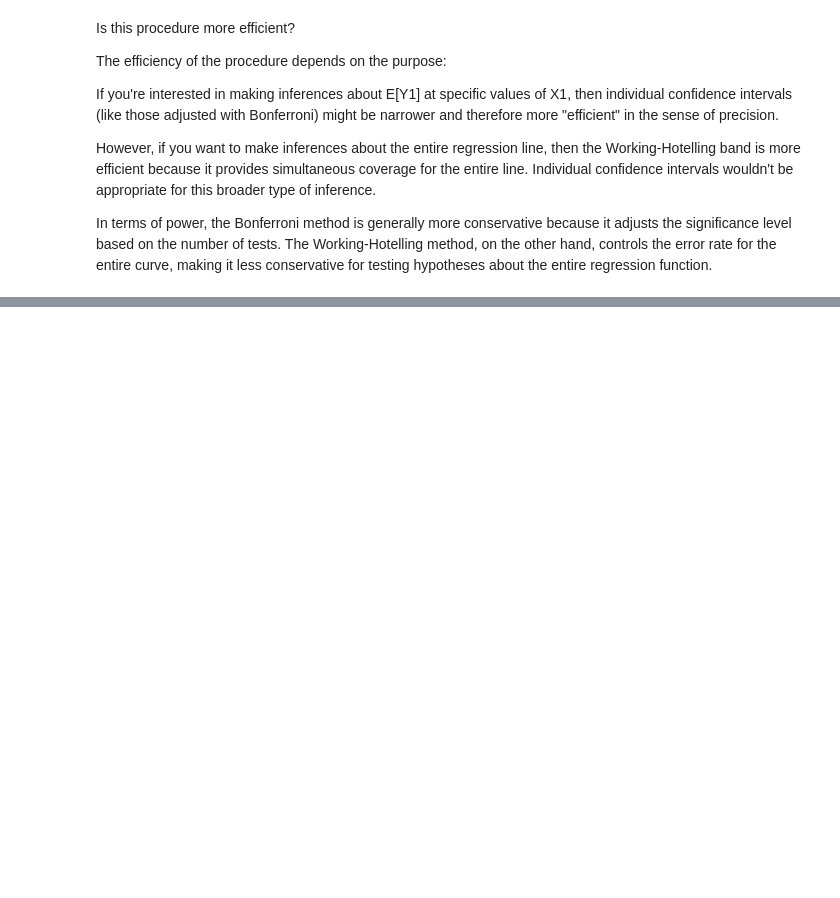
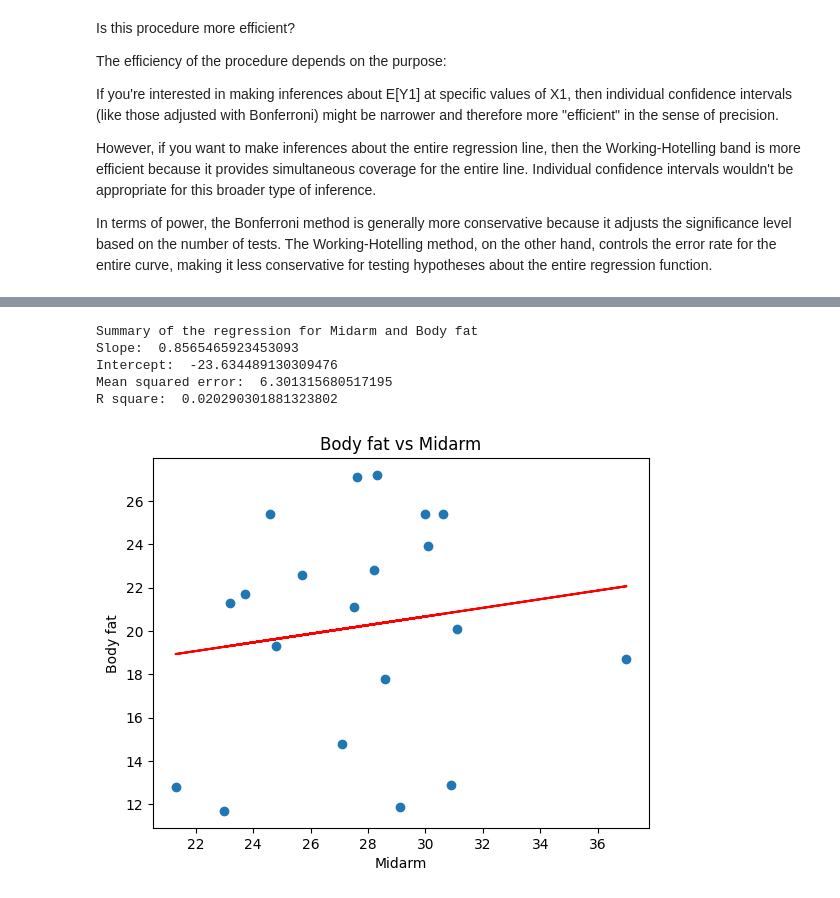
Before and after one commit to madhukar01/stats_exercise, a Jupyter notebook: ex02/solution.ipynb, the cells around one changed output, grey strips where cells are left out. Drawn from its saved outputs; the diff is of its cells as text; code cells hidden in the pictures; blank space fills up the shorter version.

```diff
--- a/ex02/solution.ipynb
+++ b/ex02/solution.ipynb
@@ -285,0 +409,18 @@ In terms of power, the Bonferroni method is generally more conservative because
+# %%
+# plot for midarm and body fat
+plot_scatter_with_regression(midarm, body_fat, "Midarm", "Body fat")
+
+# summary of the regression
+print("Summary of the regression for Midarm and Body fat")
+print("Slope: ", summary["slope"])
+print("Intercept: ", summary["intercept"])
+print("Mean squared error: ", summary["mean_squared_error"])
+rsquare = pearson_coeff(midarm, body_fat) ** 2
+print("R square: ", rsquare)
+# %% [output]
+Summary of the regression for Midarm and Body fat
+Slope:  0.8565465923453093
+Intercept:  -23.634489130309476
+Mean squared error:  6.301315680517195
+R square:  0.020290301881323802
+[figure, added]
```
Also changed, not shown: parts of 22 cells of this notebook, 3 other files.
